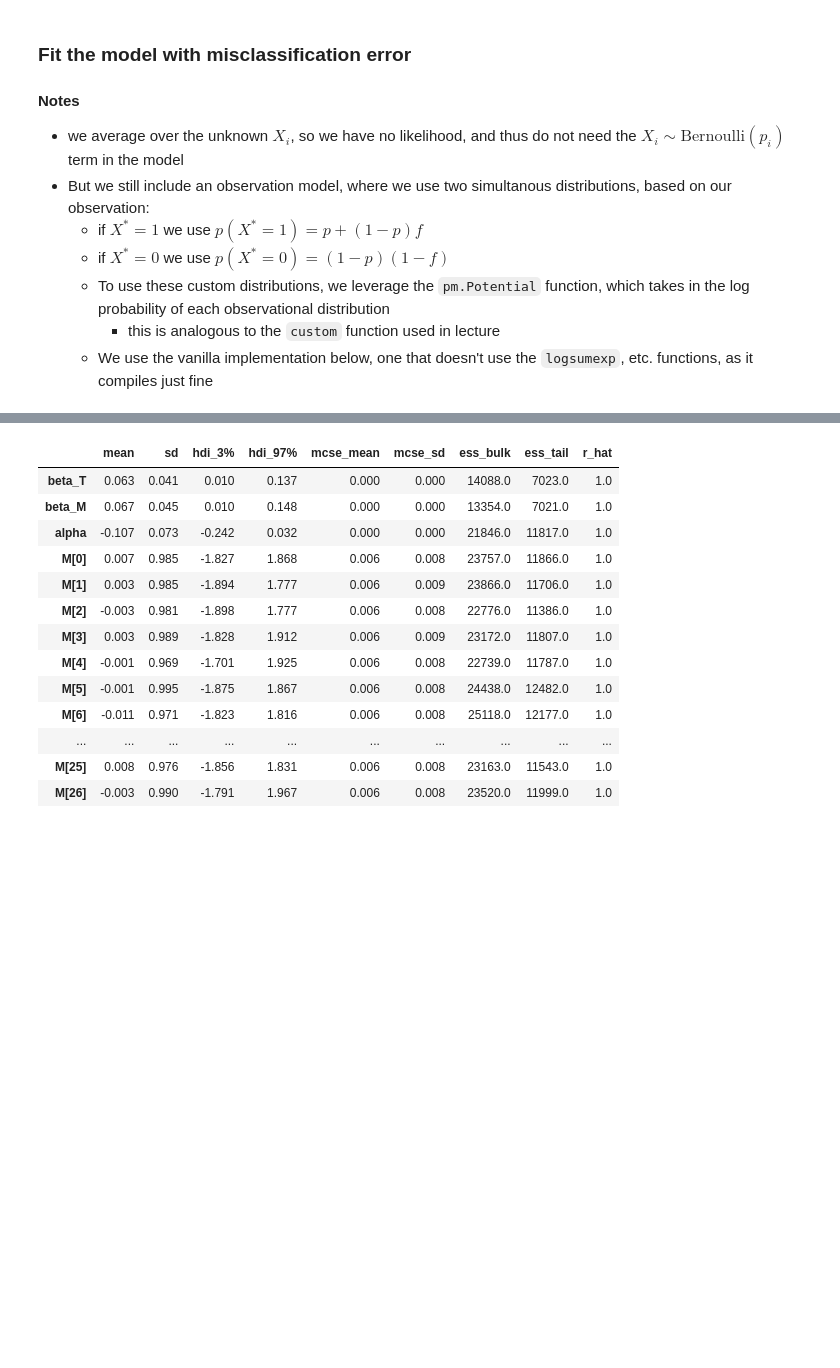
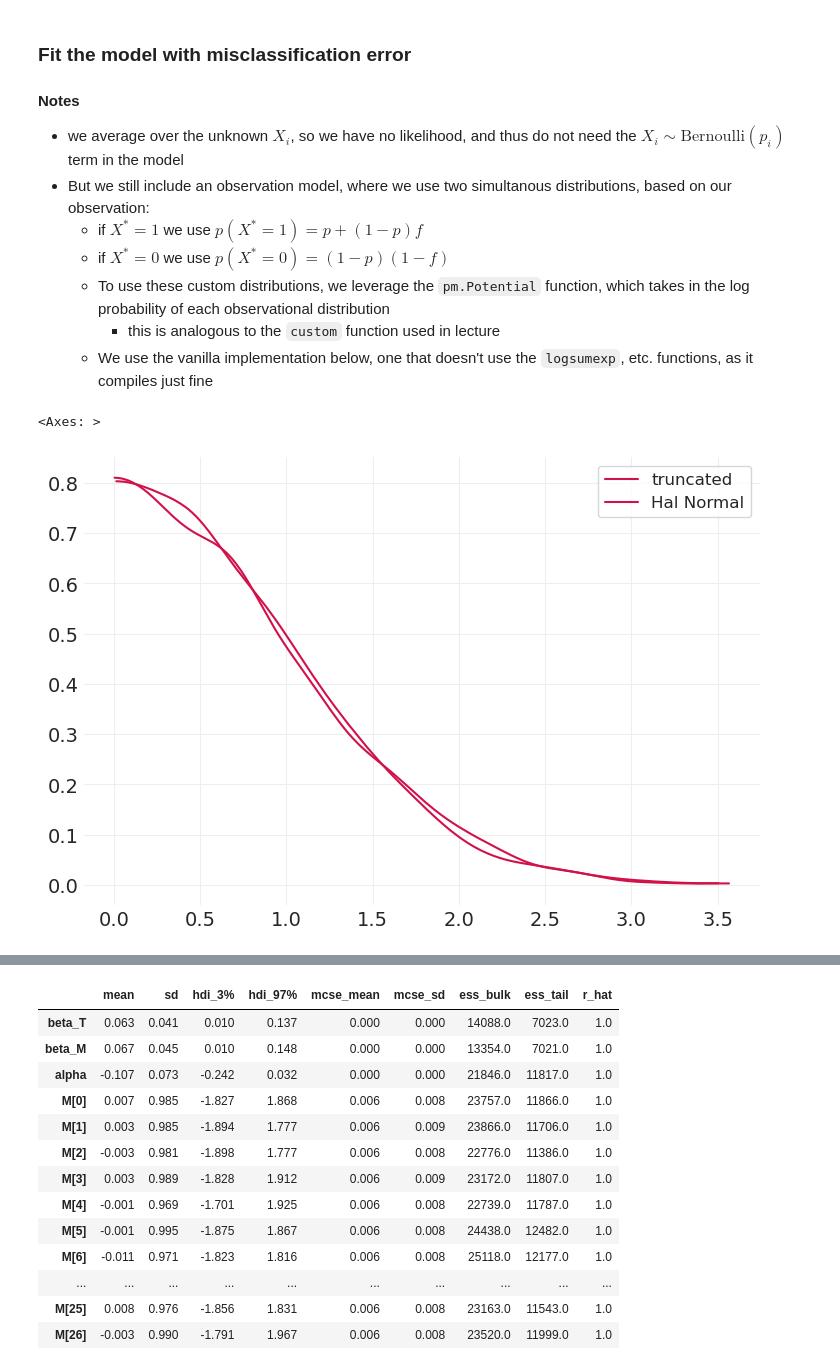
Before and after one commit to guillaumeberthon/StatRethink2023-PyMC5, a Jupyter notebook: Lecture 17 - Measurement and Misclassification.ipynb, the cells around one changed output, grey strips where cells are left out. Drawn from its saved outputs; the diff is of its cells as text; code cells hidden in the pictures; blank space fills up the shorter version.

```diff
--- a/Lecture 17 - Measurement and Misclassification.ipynb
+++ b/Lecture 17 - Measurement and Misclassification.ipynb
@@ -1135,0 +1086,11 @@ PATERNITY
+# %%
+import utils
+
+fig, ax = plt.subplots()
+
+# Plot multiple distributions
+utils.plot_pymc_distribution(pm.TruncatedNormal, mu=0, sigma=1, lower=0.01, ax=ax, label='truncated')
+utils.plot_pymc_distribution(pm.HalfNormal, sigma=1, ax=ax, label='Hal Normal')
+# %% [output]
+<Axes: >
+[figure, added]
```
Also changed, not shown: parts of 28 cells of this notebook, 1 other file.
